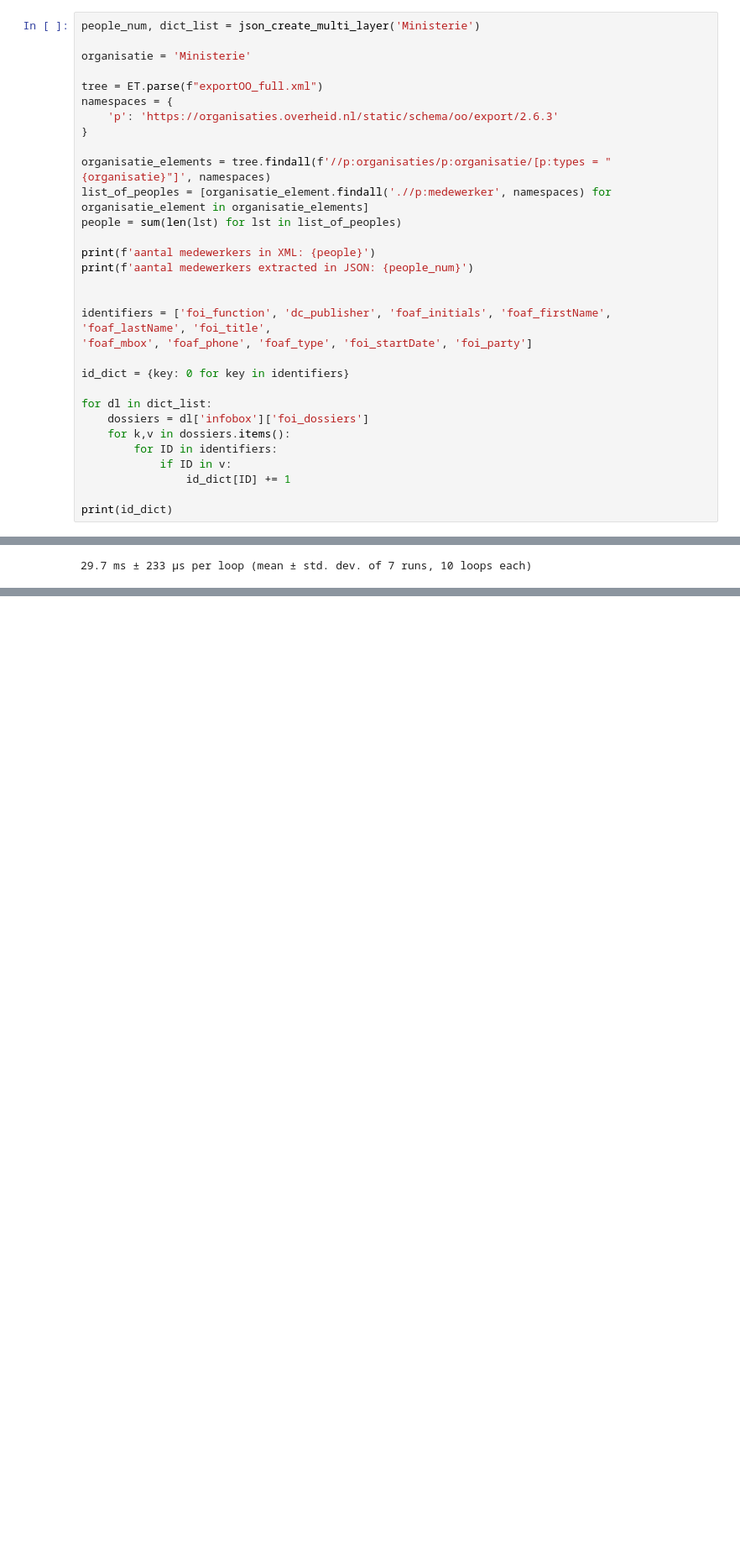
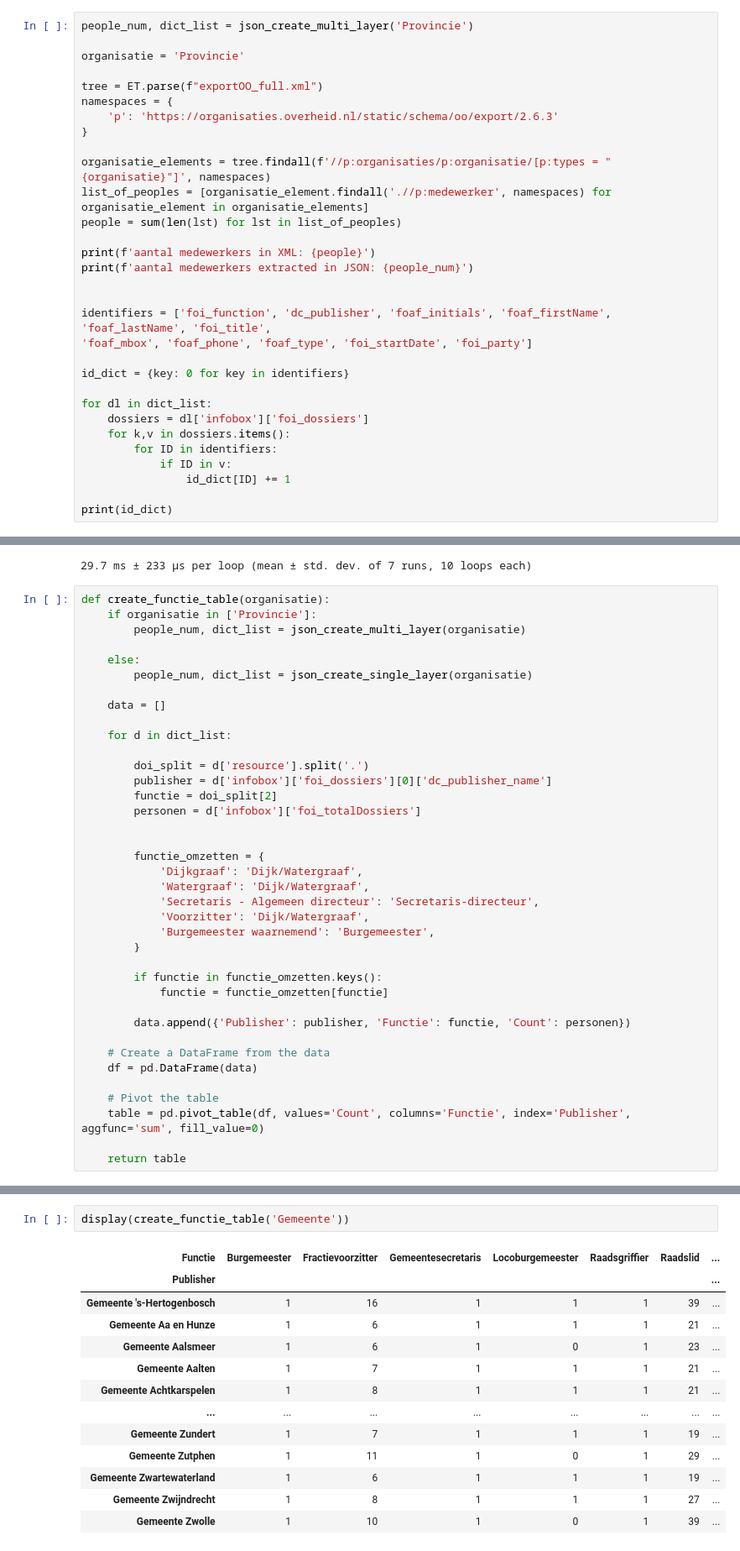
Before and after one commit to R0m4ndu/Woo-Scriptie-Ramon, a Jupyter notebook: Woo-Organisaties.ipynb, the cells around one changed output, grey strips where cells are left out. Shown at 84% size. Saved outputs shown, nothing was run; the diff lists cells and outputs as text; blank space fills up the shorter version.

```diff
--- a/Woo-Organisaties.ipynb
+++ b/Woo-Organisaties.ipynb
@@ -392,9 +440,9 @@ def json_create_multi_layer(organisatie_type):
 
     return number_of_people, list_of_dicts
 # %%
-people_num, dict_list = json_create_multi_layer('Ministerie')
+people_num, dict_list = json_create_multi_layer('Provincie')
 
-organisatie = 'Ministerie'
+organisatie = 'Provincie'
 
 tree = ET.parse(f"exportOO_full.xml")
 namespaces = {
@@ -500,3 +548,41 @@ print(TESTER)
 json_create_provincies('Provincies')
 # %% [output]
 29.7 ms ± 233 µs per loop (mean ± std. dev. of 7 runs, 10 loops each)
+# %%
+def create_functie_table(organisatie):
+    if organisatie in ['Provincie']:
+        people_num, dict_list = json_create_multi_layer(organisatie)
+
+    else:
+        people_num, dict_list = json_create_single_layer(organisatie)
+
+    data = []
+
+    for d in dict_list:
+
+        doi_split = d['resource'].split('.')
+        publisher = d['infobox']['foi_dossiers'][0]['dc_publisher_name']
+        functie = doi_split[2]
+        personen = d['infobox']['foi_totalDossiers']
+
+
+        functie_omzetten = {
+            'Dijkgraaf': 'Dijk/Watergraaf',
+            'Watergraaf': 'Dijk/Watergraaf',
+            'Secretaris - Algemeen directeur': 'Secretaris-directeur',
+            'Voorzitter': 'Dijk/Watergraaf',
+            'Burgemeester waarnemend': 'Burgemeester',
+        }
+
+        if functie in functie_omzetten.keys():
+            functie = functie_omzetten[functie]
+
+        data.append({'Publisher': publisher, 'Functie': functie, 'Count': personen})
+
+    # Create a DataFrame from the data
+    df = pd.DataFrame(data)
+
+    # Pivot the table
+    table = pd.pivot_table(df, values='Count', columns='Functie', index='Publisher', aggfunc='sum', fill_value=0)
+
+    return table
@@ -502,0 +610,16 @@ json_create_provincies('Provincies')
+# %%
+display(create_functie_table('Gemeente'))
+# %% [output]
+| Functie | Burgemeester | Fractievoorzitter | Gemeentesecretaris | Locoburgemeester | Raadsgriffier | Raadslid | ... |
+| Publisher |  |  |  |  |  |  | ... |
+| Gemeente 's-Hertogenbosch | 1 | 16 | 1 | 1 | 1 | 39 | ... |
+| Gemeente Aa en Hunze | 1 | 6 | 1 | 1 | 1 | 21 | ... |
+| Gemeente Aalsmeer | 1 | 6 | 1 | 0 | 1 | 23 | ... |
+| Gemeente Aalten | 1 | 7 | 1 | 1 | 1 | 21 | ... |
+| Gemeente Achtkarspelen | 1 | 8 | 1 | 1 | 1 | 21 | ... |
+| ... | ... | ... | ... | ... | ... | ... | ... |
+| Gemeente Zundert | 1 | 7 | 1 | 1 | 1 | 19 | ... |
+| Gemeente Zutphen | 1 | 11 | 1 | 0 | 1 | 29 | ... |
+| Gemeente Zwartewaterland | 1 | 6 | 1 | 1 | 1 | 19 | ... |
+| Gemeente Zwijndrecht | 1 | 8 | 1 | 1 | 1 | 27 | ... |
+| Gemeente Zwolle | 1 | 10 | 1 | 0 | 1 | 39 | ... |
```
Also changed, not shown: parts of 15 cells of this notebook.
